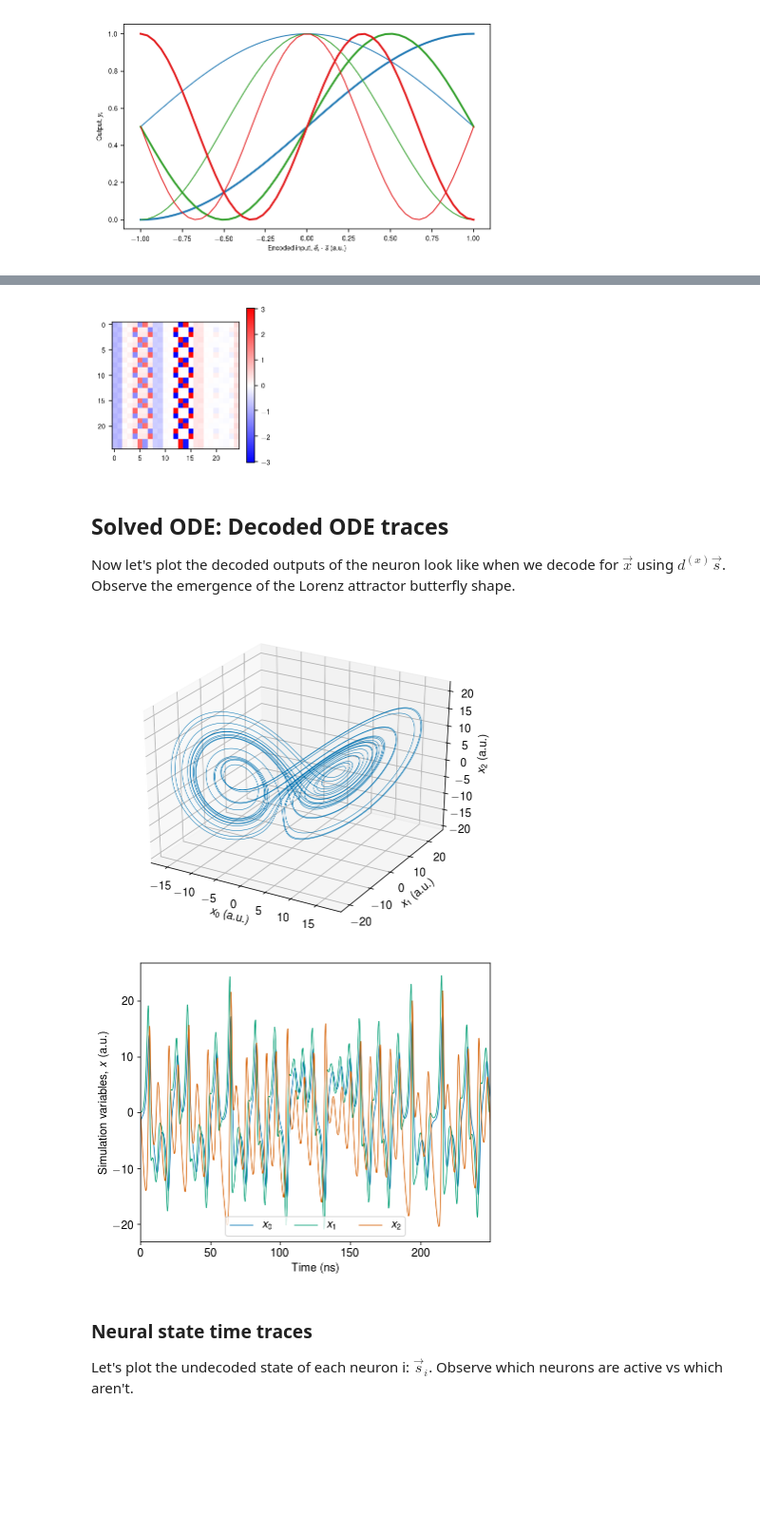
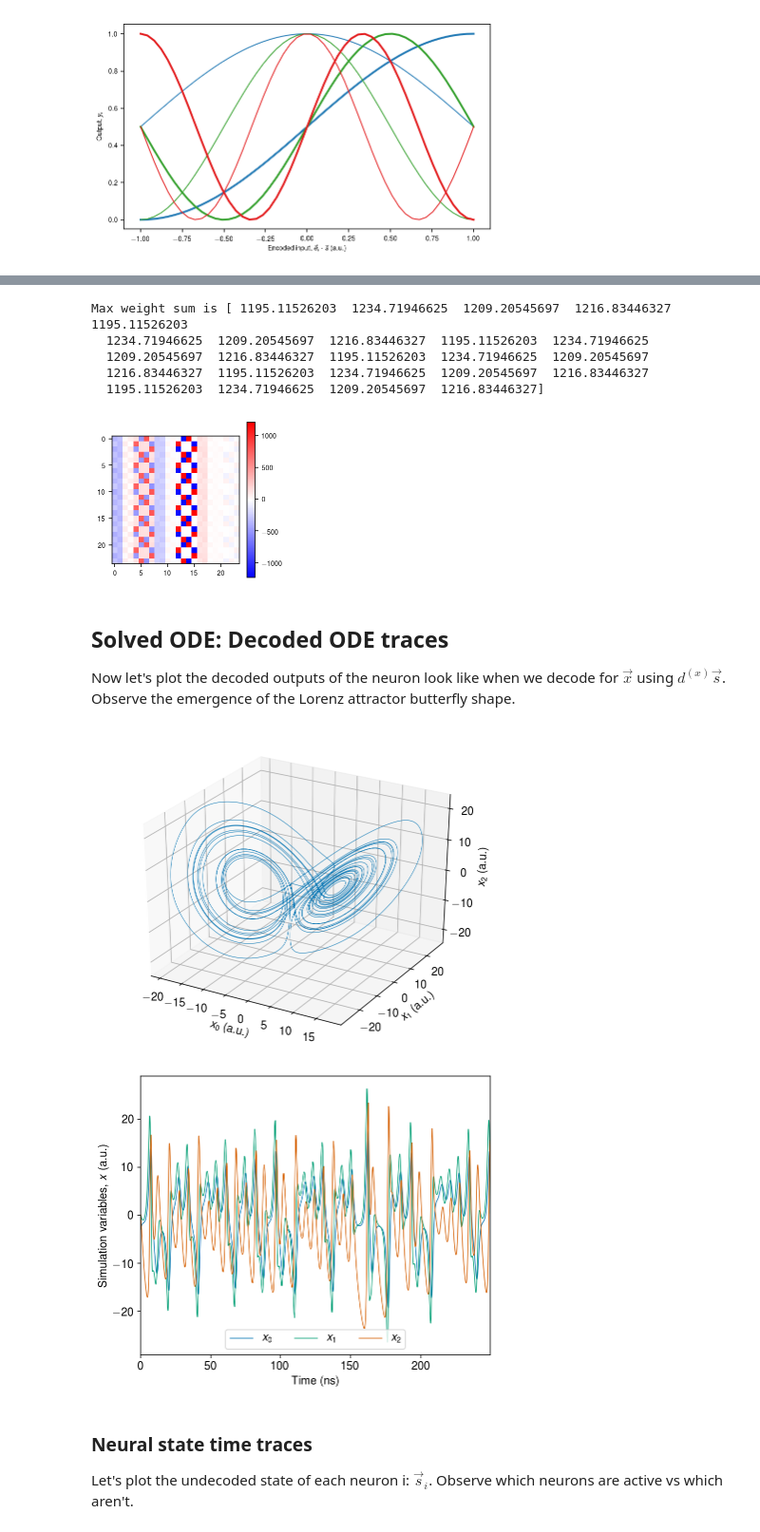
Before and after one commit to lightwave-lab/Neuromorphic_Silicon_Photonics, a Jupyter notebook: Neuromorphic_Silicon_Photonics.ipynb, the cells around one changed output, grey strips where cells are left out. Shown at 95% size. Cells and saved outputs as stored; diff of their text form; code cells hidden in the pictures; blank space fills up the shorter version.

```diff
--- a/Neuromorphic_Silicon_Photonics.ipynb
+++ b/Neuromorphic_Silicon_Photonics.ipynb
@@ -159,9 +159,13 @@ Because we know that $\sigma$ is a sinusoid, we create a set of $(g,b)$ values t
 model = nengo.Network()
 # V_pi of a modulator converted to state variable
 s_pi = 0.1
-# Intercept, in this case, corresponds to where the tuning curve intercepts zero. Range of [-.5, .5] corresponds to [-pi, pi]
+# Max rate, or output, which is transmission in this case
+max_transmission = 1
+# Intercept, in this case, corresponds to where the tuning curve intercepts
+# zero. Range of [-.5, .5] corresponds to [-pi, pi]
 ints = [0, 1/4]
-# This number represents how many periods do we want between -1 and 1 (see tuning curves below)
+# This number represents how many periods do we want between -1 and 1
+# (see tuning curves below)
 rats = s_pi * np.arange(1, 4)/2
 # Encoder multipliers
 enst = [-1,1]
@@ -171,7 +175,7 @@ num_max_rates = len(rats)
 num_encoders = len(enst) ** 2
 
 # Constant neuron
-constant_neuron = True
+constant_neuron = False
 num_neurons = np.int_(num_encoders * num_max_rates * num_intercepts)
 if constant_neuron:
     num_neurons += 1
@@ -203,13 +207,16 @@ if constant_neuron:
 # Print encoding parameters for all neurons
 row_format = "{:^15}" * (3 + 1)
 print(row_format.format(*["Neuron", "Encoder", "Intercept", "Max_rates"]))
-for i, (encoder, intercept, max_rate) in enumerate(zip(encoders, intercepts, max_rates)):
+for i, (encoder, intercept, max_rate) in enumerate(
+        zip(encoders, intercepts, max_rates)):
     # print(row_format.format(i, data[0], data[1], data[2]))
-    print(row_format.format(i+1, np.array_str(encoder), round(intercept, 4), round(max_rate, 4)))
+    print(row_format.format(i+1, np.array_str(encoder),
+                            round(intercept, 4), round(max_rate, 4)))
 
 # Timing configuration
 tau = 10 # neuron synapse timeconstant
-# a large tau improves the numerical accuracy, but also increases the weight matrix norm, cf. #decoding_strategy)
+# a large tau improves the numerical accuracy, but also increases
+# the weight matrix norm, cf. #decoding_strategy)
 delayTime = .048 #0.061 # feedback delay in ns
 # gamma is a characteristic time scale in real time units
 # The coefficient gamma/delayTime determines the stability
@@ -249,15 +256,18 @@ with model:
     # The main ensemble
     state = nengo.Ensemble(num_neurons, dimensions=3,
         intercepts=intercepts,
-        neuron_type=nengo.neurons.FourierSinusoid(max_overall_rate=400,s_pi=s_pi),
+        neuron_type=nengo.neurons.FourierSinusoid(max_overall_rate=max_transmission,
+                                                  s_pi=s_pi),
         max_rates=max_rates,
         encoders=encoders, radius=60.)
 
-    # This special node calls a function every timestep, in this case a class method of delay
+    # This special node calls a function every timestep,
+    # in this case a class method of delay
     delay_node = nengo.Node(delay.step, size_in=3, size_out=3)
 
     # Connections from state to delay and back
-    cdel = nengo.Connection(state, delay_node, function=feedback, synapse=tau)
+    cdel = nengo.Connection(state, delay_node,
+                            function=feedback, synapse=tau)
     conn = nengo.Connection(delay_node, state)
 
     # Probes used to examine results post-sim
@@ -374,7 +394,8 @@ where $\epsilon(\vec x) = (1/\tau) (\hat{\vec x} - \vec x) + \hat{f}(\vec x) - f
 
 Below, we show the computed weight matrix $\overline{\overline{W}}$ for this system.
 # %%
-# The weight probe is sim.data[weight_probe][0,:,:], but that gives the best approx to (x0, x1, x2)
+# The weight probe is sim.data[weight_probe][0,:,:],
+# but that gives the best approx to (x0, x1, x2)
 # What we actually want is the interconnection matrix.
 # For that, you need to encode this vector using the encoders variable.
 weight_matrix = np.dot(encoders, sim.data[weight_probe][0,:,:])
@@ -388,7 +409,13 @@ plt.colorbar()
 if saving:
     pp.savefig()
     pp.close()
+print('Max weight sum is', np.max(np.abs(weight_matrix), axis=1))
 # %% [output]
+Max weight sum is [ 1195.11526203  1234.71946625  1209.20545697  1216.83446327  1195.11526203
+  1234.71946625  1209.20545697  1216.83446327  1195.11526203  1234.71946625
+  1209.20545697  1216.83446327  1195.11526203  1234.71946625  1209.20545697
+  1216.83446327  1195.11526203  1234.71946625  1209.20545697  1216.83446327
+  1195.11526203  1234.71946625  1209.20545697  1216.83446327]
-[figure, old version]
+[figure, new version]
 # %% [markdown]
 <a id='solved_ode'></a>
@@ -413,36 +441,37 @@ for xlabel_i in ax.get_xticklabels():
 for ylabel_i in ax.get_yticklabels():
     ylabel_i.set_fontsize(12.0)
 for zlabel_i in ax.get_zticklabels():
     zlabel_i.set_fontsize(12.0)
 
 plt.tight_layout()
 if saving:
     pp.savefig()
     pp.close()
     pp = PdfPages('lorenz_time_traces.pdf')
 fig = plt.figure(1, figsize=(6,4.8), dpi=72)
-for variable, label in zip(sim.data[variable_probe].T, ['$x_0$', '$x_1$', '$x_2$']):
+for variable, label in zip(sim.data[variable_probe].T,
+                           ['$x_0$', '$x_1$', '$x_2$']):
     plt.plot(sim.trange(), variable, label=label, linewidth = 0.8)
 # for dvar in sim.data[delay_probe].T:
 #     plt.plot(sim.trange(), dvar)
 ax = plt.gca()
 plt.legend(bbox_to_anchor=(0., .02, 1., .102), loc='lower center',
            ncol=3, borderaxespad=0., fontsize=12)
 plt.xlabel('Time (ns)', fontsize=12)
 plt.ylabel('Simulation variables, $x$ (a.u.)', fontsize=12)
 for xlabel_i in ax.get_xticklabels():
     xlabel_i.set_fontsize(12.0)
 for ylabel_i in ax.get_yticklabels():
     ylabel_i.set_fontsize(12.0)
 plt.tight_layout()
 plt.xlim((0,max(sim.trange())))
 # plt.ylim(15*np.array([-1,1]))
 if saving:
     pp.savefig()
     pp.close()
 # %% [output]
-[figure, old version]
+[figure, new version]
-[figure, old version]
+[figure, new version]
 # %% [markdown]
 ### Neural state time traces
 
```
Also changed, not shown: parts of 6 cells of this notebook, 2 other files.
